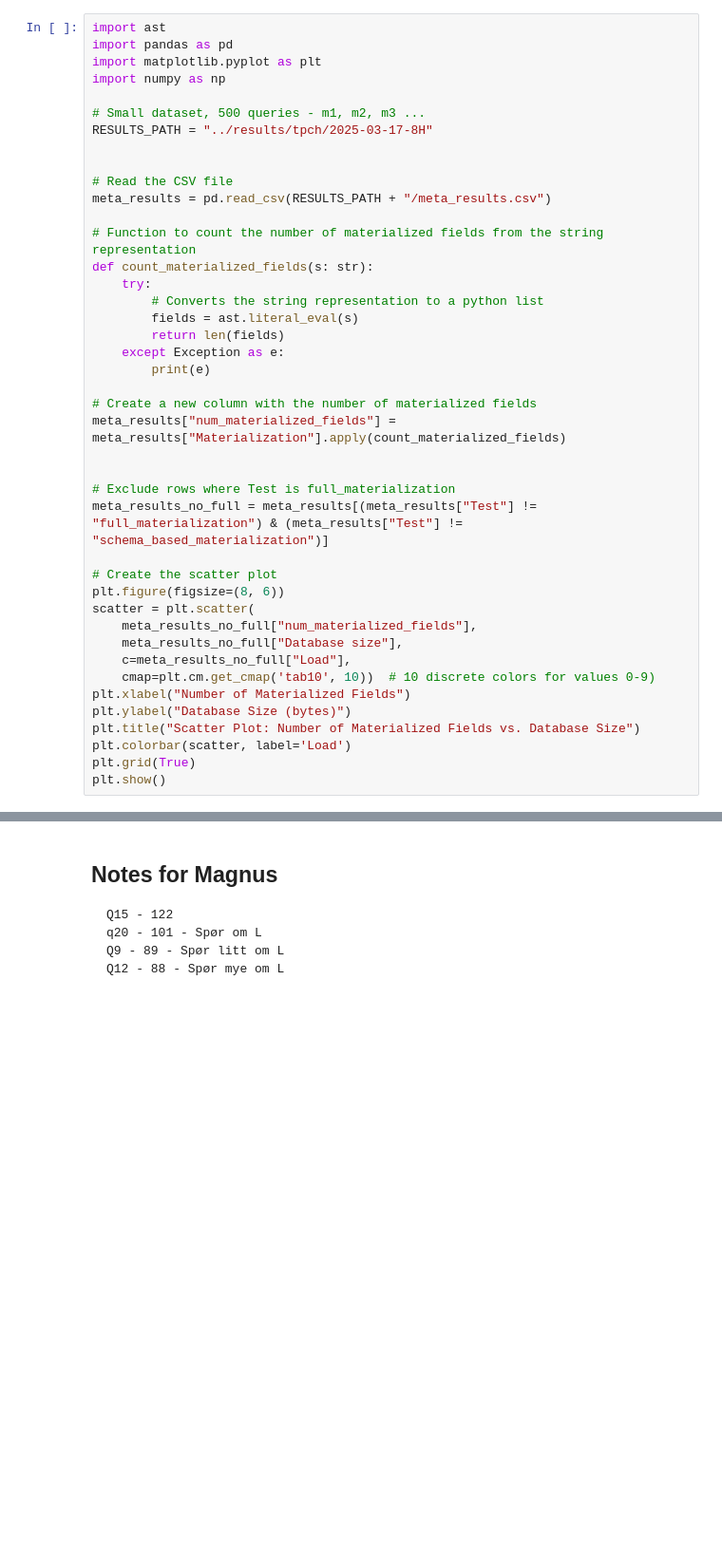
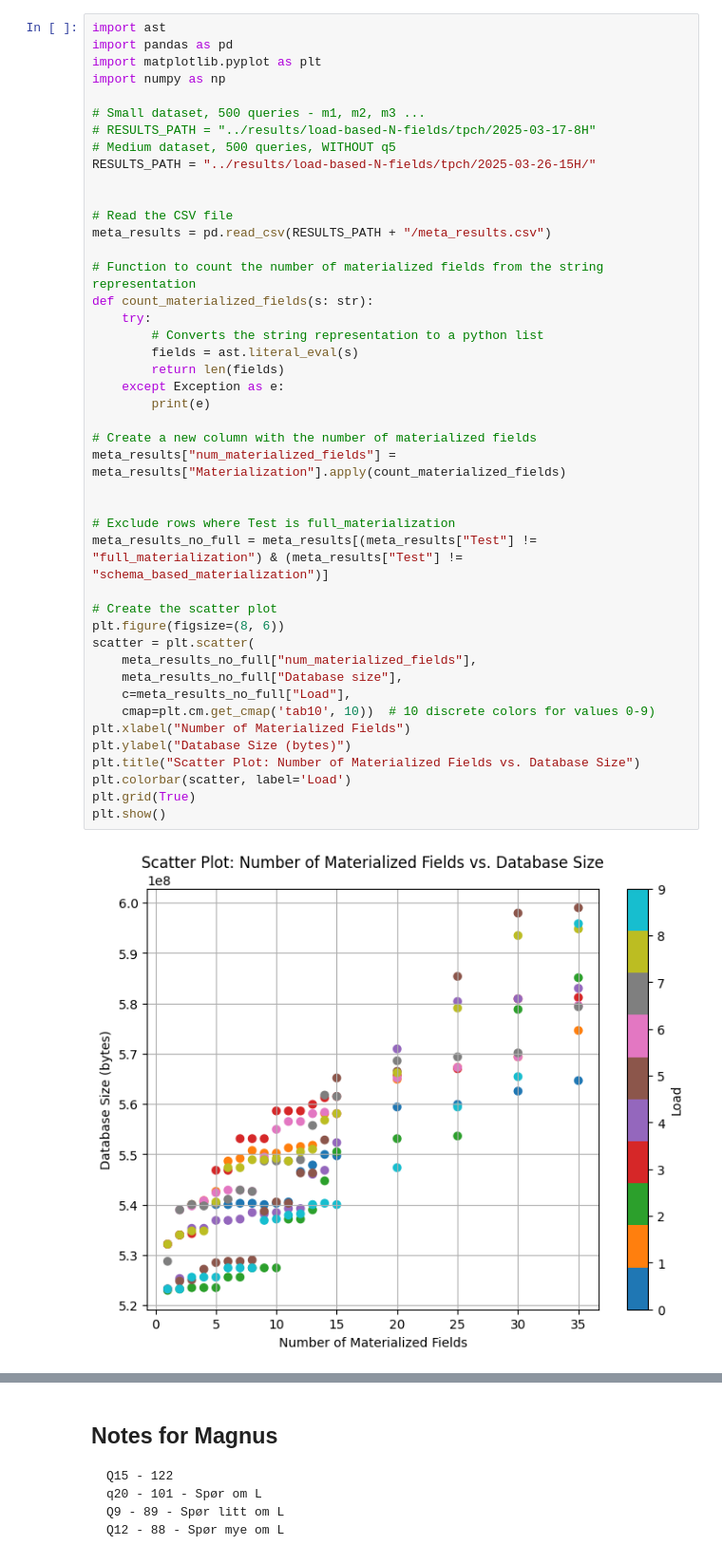
Before and after one commit to magnuis/duckdb-materialization, a Jupyter notebook: visualization/m_strategy_plots.ipynb, the cells around one changed output, grey strips where cells are left out. Shown at 95% size. Drawn from its saved outputs; the diff is of its cells as text; blank space fills up the shorter version.

Commit message:
Plots :)

```diff
--- a/visualization/m_strategy_plots.ipynb
+++ b/visualization/m_strategy_plots.ipynb
@@ -5,7 +5,9 @@ import matplotlib.pyplot as plt
 import numpy as np
 
 # Small dataset, 500 queries - m1, m2, m3 ...
-RESULTS_PATH = "../results/tpch/2025-03-17-8H"
+# RESULTS_PATH = "../results/load-based-N-fields/tpch/2025-03-17-8H"
+# Medium dataset, 500 queries, WITHOUT q5
+RESULTS_PATH = "../results/load-based-N-fields/tpch/2025-03-26-15H/"
 
 
 # Read the CSV file
@@ -13,33 +15,35 @@ meta_results = pd.read_csv(RESULTS_PATH + "/meta_results.csv")
 
 # Function to count the number of materialized fields from the string representation
 def count_materialized_fields(s: str):
     try:
         # Converts the string representation to a python list
         fields = ast.literal_eval(s)
         return len(fields)
     except Exception as e:
         print(e)
 
 # Create a new column with the number of materialized fields
 meta_results["num_materialized_fields"] = meta_results["Materialization"].apply(count_materialized_fields)
 
 
 # Exclude rows where Test is full_materialization
 meta_results_no_full = meta_results[(meta_results["Test"] != "full_materialization") & (meta_results["Test"] != "schema_based_materialization")]
 
 # Create the scatter plot
 plt.figure(figsize=(8, 6))
 scatter = plt.scatter(
     meta_results_no_full["num_materialized_fields"],
     meta_results_no_full["Database size"],
     c=meta_results_no_full["Load"],
     cmap=plt.cm.get_cmap('tab10', 10))  # 10 discrete colors for values 0-9)
 plt.xlabel("Number of Materialized Fields")
 plt.ylabel("Database Size (bytes)")
 plt.title("Scatter Plot: Number of Materialized Fields vs. Database Size")
 plt.colorbar(scatter, label='Load')
 plt.grid(True)
 plt.show()
+# %% [output]
+[figure, added]
 # %%
 plt.figure(figsize=(8, 6))
 scatter = plt.scatter(
```
Also changed, not shown: parts of 5 cells of this notebook, 27 other files.
